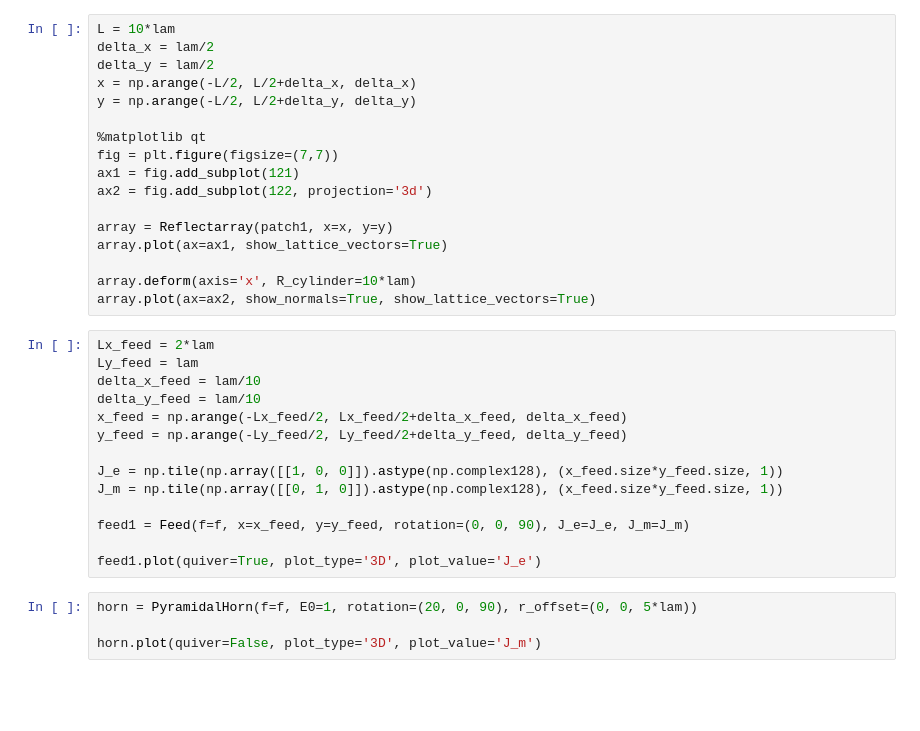
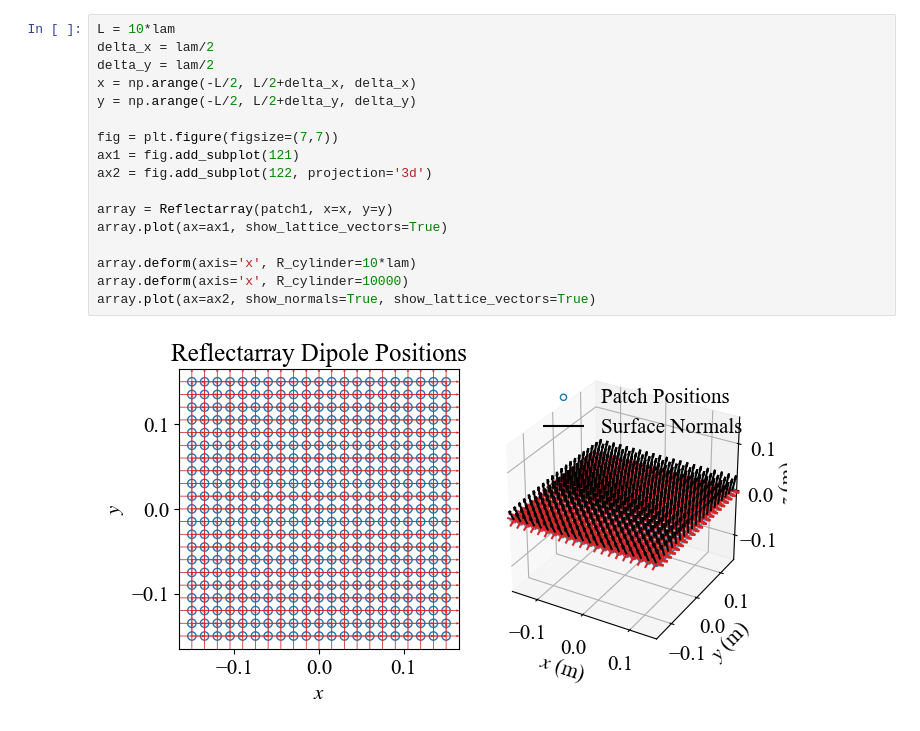
Before and after one commit to aaronvd/dipole-model-reflectarray, a Jupyter notebook: scripts/test.ipynb, the cells around one changed output. Cells and saved outputs as stored; diff of their text form; blank space fills up the shorter version.

```diff
--- a/scripts/test.ipynb
+++ b/scripts/test.ipynb
@@ -20,35 +21,19 @@ patch1.plot()
 # %%
 L = 10*lam
 delta_x = lam/2
 delta_y = lam/2
 x = np.arange(-L/2, L/2+delta_x, delta_x)
 y = np.arange(-L/2, L/2+delta_y, delta_y)
 
-%matplotlib qt
 fig = plt.figure(figsize=(7,7))
 ax1 = fig.add_subplot(121)
 ax2 = fig.add_subplot(122, projection='3d')
 
 array = Reflectarray(patch1, x=x, y=y)
 array.plot(ax=ax1, show_lattice_vectors=True)
 
 array.deform(axis='x', R_cylinder=10*lam)
+array.deform(axis='x', R_cylinder=10000)
 array.plot(ax=ax2, show_normals=True, show_lattice_vectors=True)
+# %% [output]
+[figure, added]
-# %%
-Lx_feed = 2*lam
-Ly_feed = lam
-delta_x_feed = lam/10
-delta_y_feed = lam/10
-x_feed = np.arange(-Lx_feed/2, Lx_feed/2+delta_x_feed, delta_x_feed)
-y_feed = np.arange(-Ly_feed/2, Ly_feed/2+delta_y_feed, delta_y_feed)
-
-J_e = np.tile(np.array([[1, 0, 0]]).astype(np.complex128), (x_feed.size*y_feed.size, 1))
-J_m = np.tile(np.array([[0, 1, 0]]).astype(np.complex128), (x_feed.size*y_feed.size, 1))
-
-feed1 = Feed(f=f, x=x_feed, y=y_feed, rotation=(0, 0, 90), J_e=J_e, J_m=J_m)
-
-feed1.plot(quiver=True, plot_type='3D', plot_value='J_e')
-# %%
-horn = PyramidalHorn(f=f, E0=1, rotation=(20, 0, 90), r_offset=(0, 0, 5*lam))
-
-horn.plot(quiver=False, plot_type='3D', plot_value='J_m')
```
Also changed, not shown: parts of 6 cells of this notebook, 4 other files.
